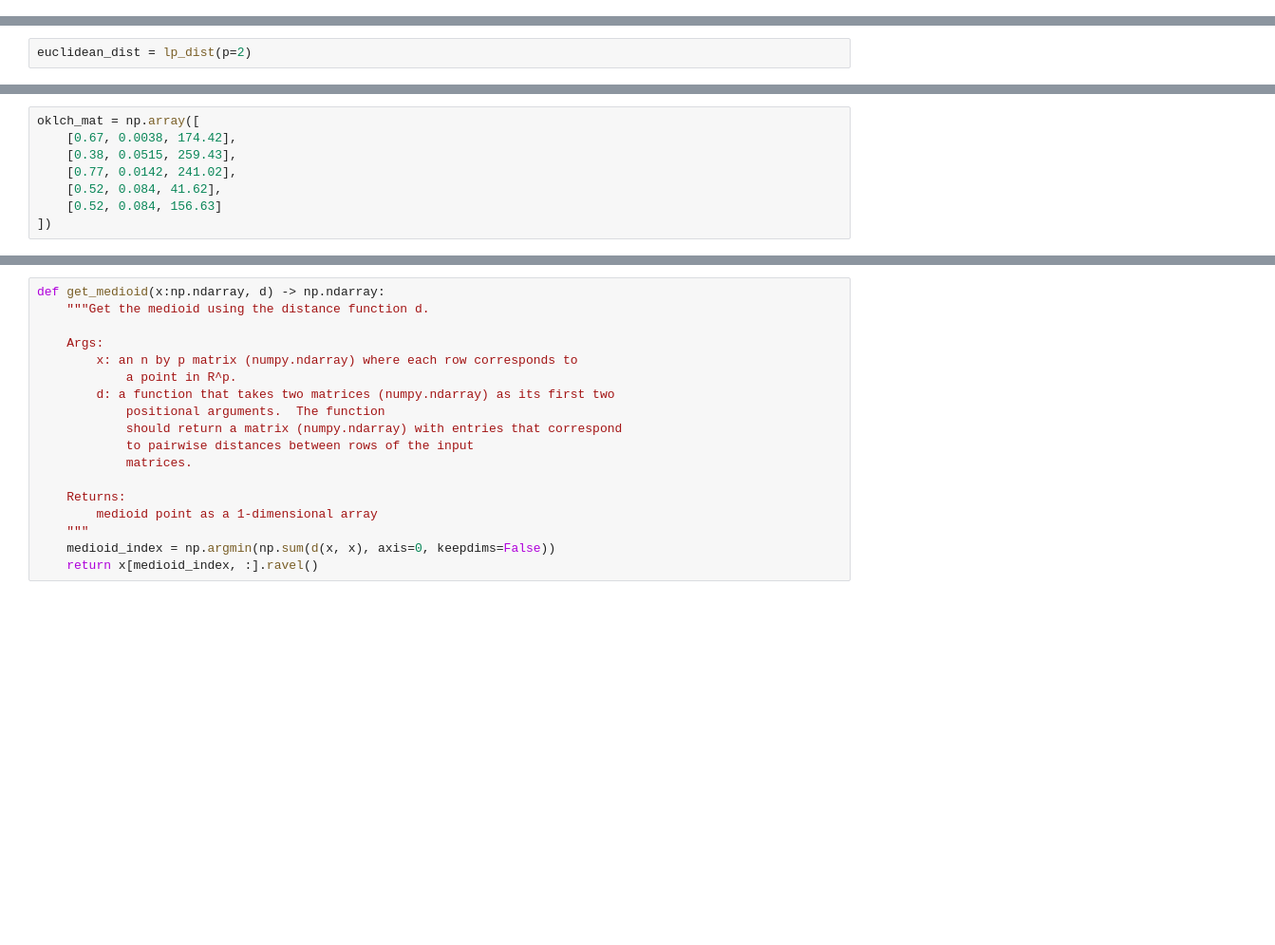
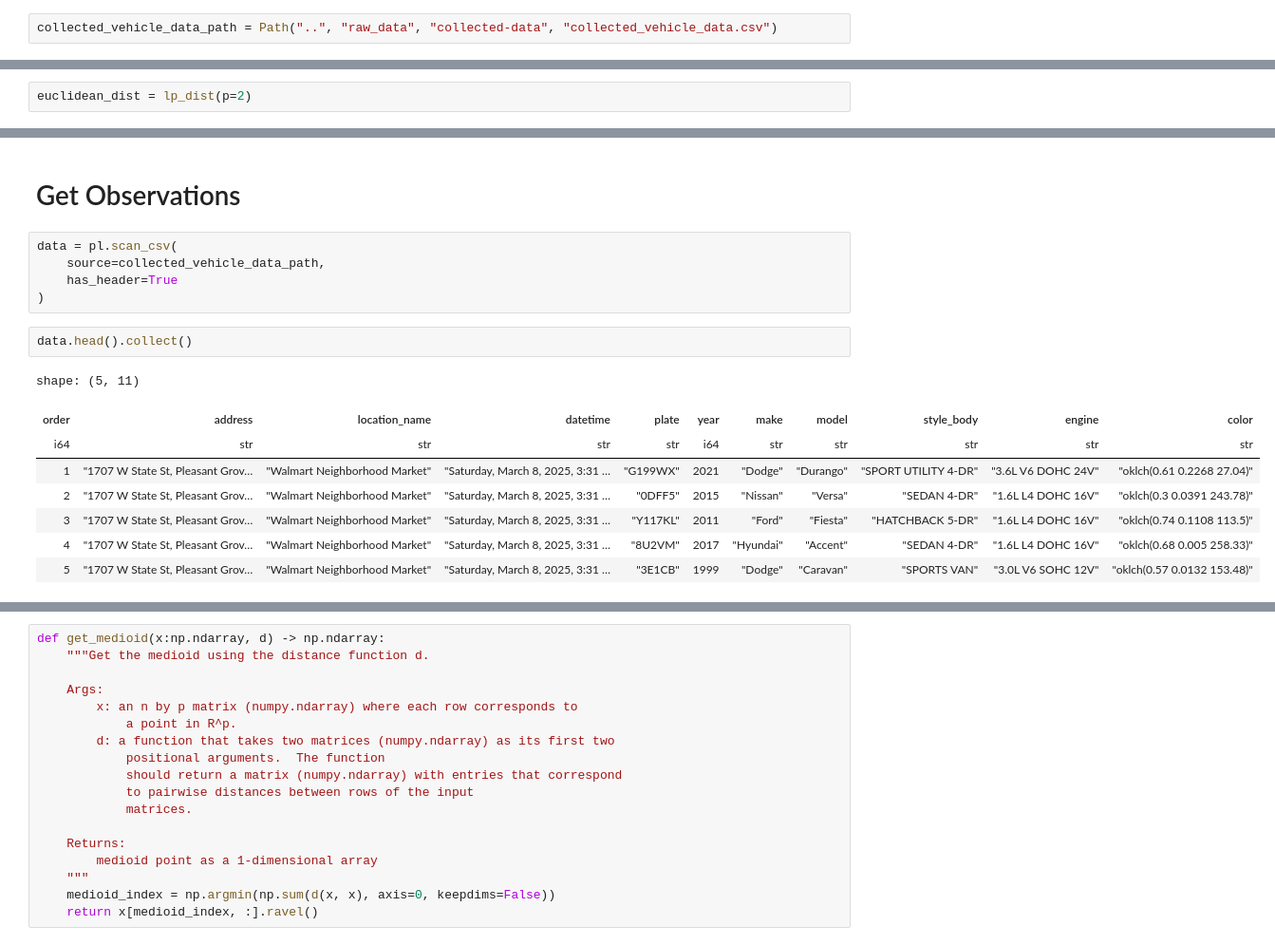
Before and after one commit to iamgiddyaboutgit/cars, a Jupyter notebook: src/colors.ipynb, the cells around one changed output, grey strips where cells are left out. Shown: that part at 95% size. Cells and saved outputs as stored; diff of their text form; blank space fills up the shorter version.

```diff
--- a/src/colors.ipynb
+++ b/src/colors.ipynb
@@ -4,0 +8,2 @@ import plotly.graph_objects as go
+# %%
+collected_vehicle_data_path = Path("..", "raw_data", "collected-data", "collected_vehicle_data.csv")
@@ -178,11 +204,21 @@ def rgb_mat_to_str(rgb_mat: np.ndarray) -> list[str]:
         rgb_mat_list.append(rgb_mat_str)
 
     return rgb_mat_list
-# %%
-oklch_mat = np.array([
-    [0.67, 0.0038, 174.42],
-    [0.38, 0.0515, 259.43],
-    [0.77, 0.0142, 241.02],
-    [0.52, 0.084, 41.62],
-    [0.52, 0.084, 156.63]
-])
+# %% [markdown]
+# Get Observations
+# %%
+data = pl.scan_csv(
+    source=collected_vehicle_data_path,
+    has_header=True
+)
+# %%
+data.head().collect()
+# %% [output]
+shape: (5, 11)
+| order | address | location_name | datetime | plate | year | make | model | style_body | engine | color |
+| i64 | str | str | str | str | i64 | str | str | str | str | str |
+| 1 | "1707 W State St, Pleasant Grov… | "Walmart Neighborhood Market" | "Saturday, March 8, 2025, 3:31 … | "G199WX" | 2021 | "Dodge" | "Durango" | "SPORT UTILITY 4-DR" | "3.6L V6 DOHC 24V" | "oklch(0.61 0.2268 27.04)" |
+| 2 | "1707 W State St, Pleasant Grov… | "Walmart Neighborhood Market" | "Saturday, March 8, 2025, 3:31 … | "0DFF5" | 2015 | "Nissan" | "Versa" | "SEDAN 4-DR" | "1.6L L4 DOHC 16V" | "oklch(0.3 0.0391 243.78)" |
+| 3 | "1707 W State St, Pleasant Grov… | "Walmart Neighborhood Market" | "Saturday, March 8, 2025, 3:31 … | "Y117KL" | 2011 | "Ford" | "Fiesta" | "HATCHBACK 5-DR" | "1.6L L4 DOHC 16V" | "oklch(0.74 0.1108 113.5)" |
+| 4 | "1707 W State St, Pleasant Grov… | "Walmart Neighborhood Market" | "Saturday, March 8, 2025, 3:31 … | "8U2VM" | 2017 | "Hyundai" | "Accent" | "SEDAN 4-DR" | "1.6L L4 DOHC 16V" | "oklch(0.68 0.005 258.33)" |
+| 5 | "1707 W State St, Pleasant Grov… | "Walmart Neighborhood Market" | "Saturday, March 8, 2025, 3:31 … | "3E1CB" | 1999 | "Dodge" | "Caravan" | "SPORTS VAN" | "3.0L V6 SOHC 12V" | "oklch(0.57 0.0132 153.48)" |
```
Also changed, not shown: parts of 14 cells of this notebook.
